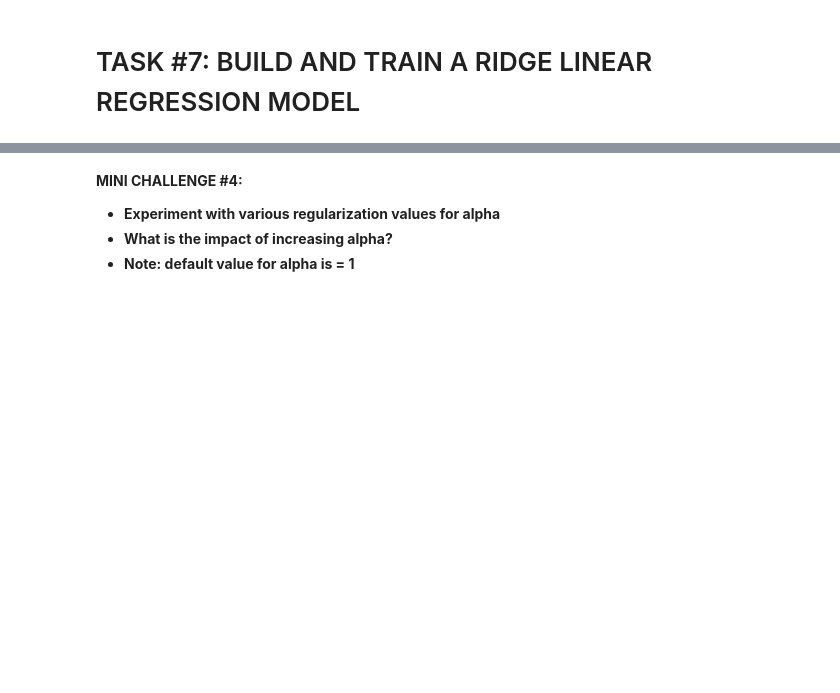
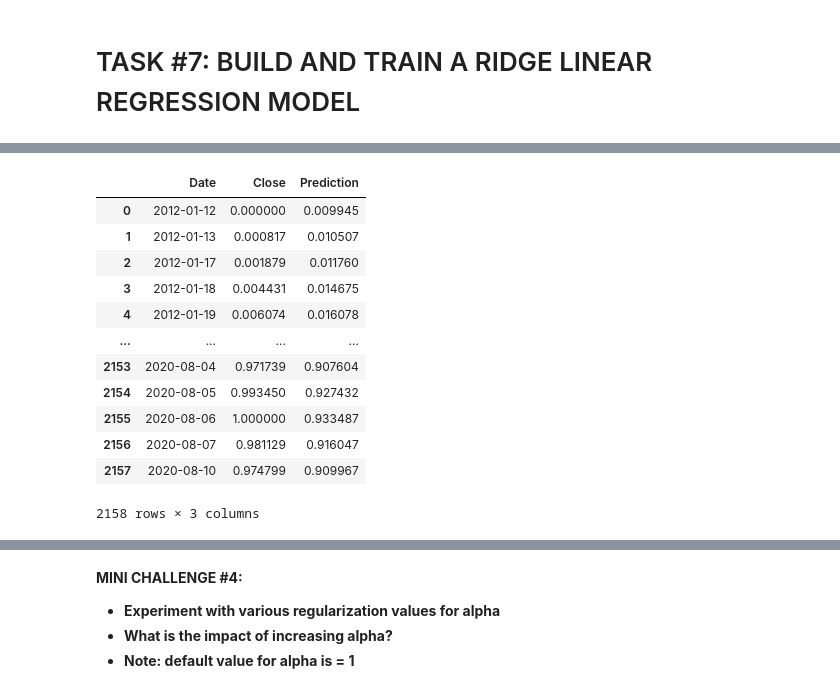
Before and after one commit to sehrish30/Stock-analysis, a Jupyter notebook: ML_In_Finance_Stock_Price_Predictions_Using_Regression_&_LSTM_Skeleton.ipynb, the cells around one changed output, grey strips where cells are left out. Drawn from its saved outputs; the diff is of its cells as text; code cells hidden in the pictures; blank space fills up the shorter version.

```diff
--- a/ML_In_Finance_Stock_Price_Predictions_Using_Regression_&_LSTM_Skeleton.ipynb
+++ b/ML_In_Finance_Stock_Price_Predictions_Using_Regression_&_LSTM_Skeleton.ipynb
@@ -448,2 +501,5 @@ from sklearn.linear_model import Ridge
 # %%
 # Append the predicted values into a list
+predicted = []
+for i in predicted_prices:
+  predicted.append(i[0])
@@ -450,4 +510,9 @@ from sklearn.linear_model import Ridge
 # %%
 # Append the close values to the list
+close = []
+for i in price_volume_target_scaled_df:
+  close.append(i[0])
 # %%
 # Create a dataframe based on the dates in the individual stock data
+df_predicted = price_volume_target_df[['Date']]
+df_predicted
@@ -454,2 +533,4 @@ from sklearn.linear_model import Ridge
 # %%
 # Add the close values to the dataframe
+df_predicted['Close'] = close
+df_predicted
@@ -458,2 +551,23 @@ from sklearn.linear_model import Ridge
+# %%
+# Add the predicted values to the dataframe
+# this is my actual model prediction
+df_predicted['Prediction'] = predicted
+df_predicted
+
+# here I got my Data Close original price and model prediction
+# %% [output]
+|  | Date | Close | Prediction |
+| 0 | 2012-01-12 | 0.000000 | 0.009945 |
+| 1 | 2012-01-13 | 0.000817 | 0.010507 |
+| 2 | 2012-01-17 | 0.001879 | 0.011760 |
+| 3 | 2012-01-18 | 0.004431 | 0.014675 |
+| 4 | 2012-01-19 | 0.006074 | 0.016078 |
+| ... | ... | ... | ... |
+| 2153 | 2020-08-04 | 0.971739 | 0.907604 |
+| 2154 | 2020-08-05 | 0.993450 | 0.927432 |
+| 2155 | 2020-08-06 | 1.000000 | 0.933487 |
+| 2156 | 2020-08-07 | 0.981129 | 0.916047 |
+| 2157 | 2020-08-10 | 0.974799 | 0.909967 |
+2158 rows × 3 columns
 # %%
 # Plot the results
```
Also changed, not shown: parts of 21 cells of this notebook.
